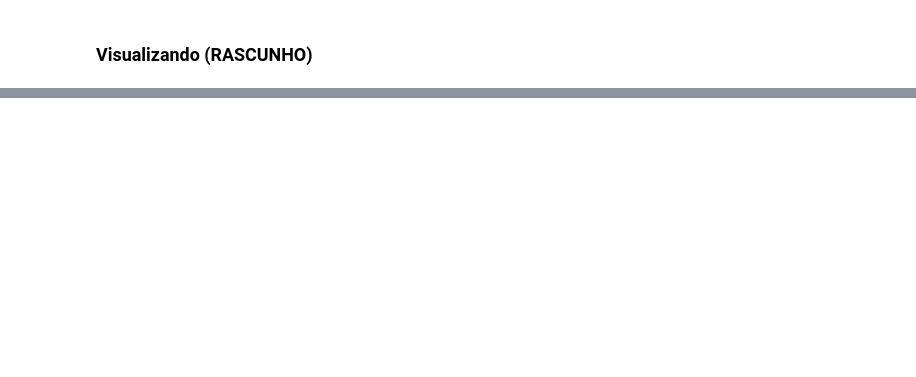
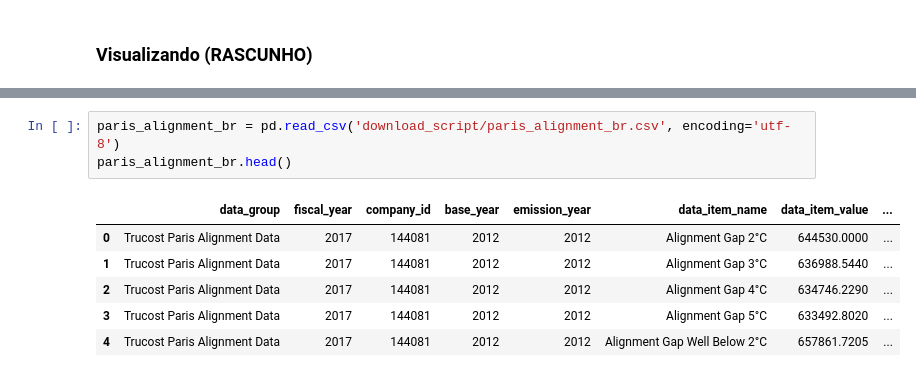
Before and after one commit to ronaldalbertjr/navi-capital, a Jupyter notebook: analise_andre.ipynb, the cells around one changed output, grey strips where cells are left out. Drawn from its saved outputs; the diff is of its cells as text; blank space fills up the shorter version.

```diff
--- a/analise_andre.ipynb
+++ b/analise_andre.ipynb
@@ -167,0 +231,10 @@ df_teste2002 = df_teste[df_teste['fiscal_year']==2002]
+# %%
+paris_alignment_br = pd.read_csv('download_script/paris_alignment_br.csv', encoding='utf-8')
+paris_alignment_br.head()
+# %% [output]
+|  | data_group | fiscal_year | company_id | base_year | emission_year | data_item_name | data_item_value | ... |
+| 0 | Trucost Paris Alignment Data | 2017 | 144081 | 2012 | 2012 | Alignment Gap 2°C | 644530.0000 | ... |
+| 1 | Trucost Paris Alignment Data | 2017 | 144081 | 2012 | 2012 | Alignment Gap 3°C | 636988.5440 | ... |
+| 2 | Trucost Paris Alignment Data | 2017 | 144081 | 2012 | 2012 | Alignment Gap 4°C | 634746.2290 | ... |
+| 3 | Trucost Paris Alignment Data | 2017 | 144081 | 2012 | 2012 | Alignment Gap 5°C | 633492.8020 | ... |
+| 4 | Trucost Paris Alignment Data | 2017 | 144081 | 2012 | 2012 | Alignment Gap Well Below 2°C | 657861.7205 | ... |
```
Also changed, not shown: parts of 24 cells of this notebook.
